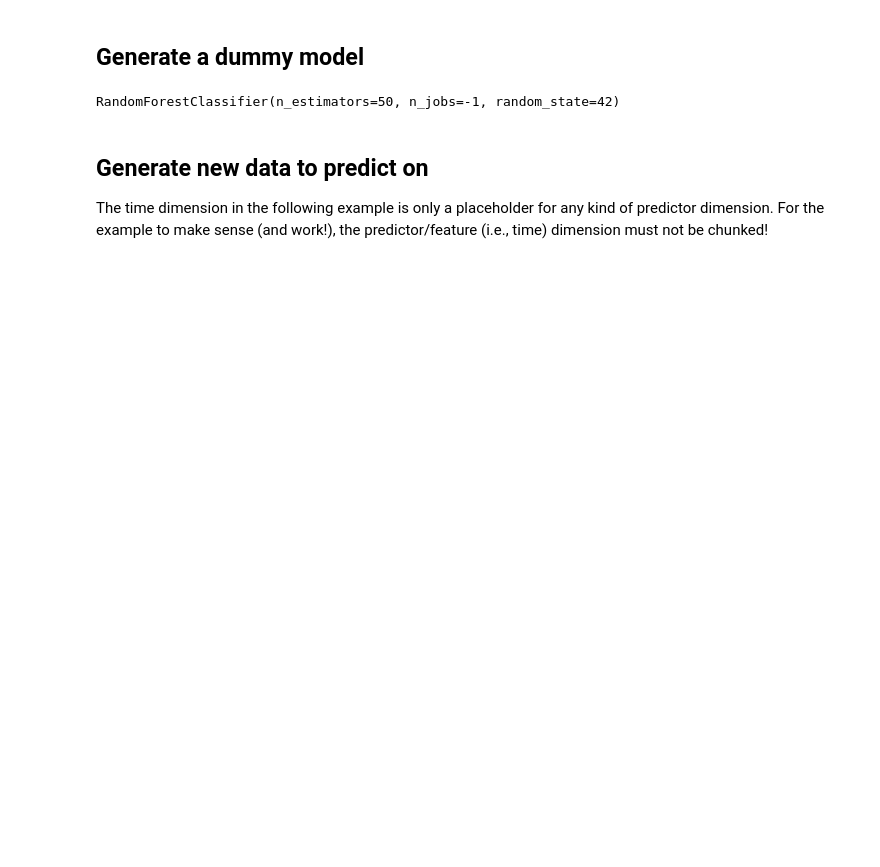
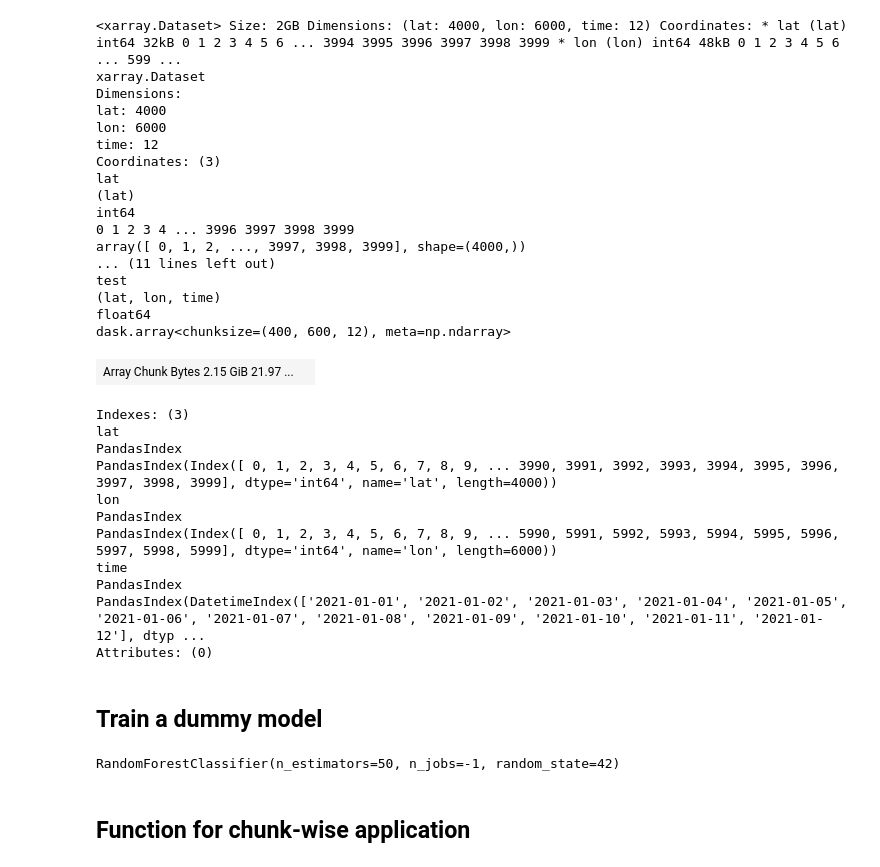
Before and after one commit to geopanda1/blog, a Jupyter notebook: code-snippets/xarray/00_rf_predict_map_blocks.ipynb, the cells around one changed output. Drawn from its saved outputs; the diff is of its cells as text; code cells hidden in the pictures; blank space fills up the shorter version.

```diff
--- a/code-snippets/xarray/00_rf_predict_map_blocks.ipynb
+++ b/code-snippets/xarray/00_rf_predict_map_blocks.ipynb
@@ -18,3 +47,37 @@ n_features = 50
+# %%
+# random features to predict on, in a "real" shape (x, y, time)
+ds = generate_3d_dataset(lat, lon, time)
+ds
+# %% [output]
+<xarray.Dataset> Size: 2GB Dimensions: (lat: 4000, lon: 6000, time: 12) Coordinates: * lat (lat) int64 32kB 0 1 2 3 4 5 6 ... 3994 3995 3996 3997 3998 3999 * lon (lon) int64 48kB 0 1 2 3 4 5 6 ... 599 ...
+xarray.Dataset
+Dimensions:
+lat: 4000
+lon: 6000
+time: 12
+Coordinates: (3)
+lat
+(lat)
+int64
+0 1 2 3 4 ... 3996 3997 3998 3999
+array([ 0, 1, 2, ..., 3997, 3998, 3999], shape=(4000,))
+... (11 lines left out)
+test
+(lat, lon, time)
+float64
+dask.array<chunksize=(400, 600, 12), meta=np.ndarray>
+| Array Chunk Bytes 2.15 GiB 21.97 ... |  |
+Indexes: (3)
+lat
+PandasIndex
+PandasIndex(Index([ 0, 1, 2, 3, 4, 5, 6, 7, 8, 9, ... 3990, 3991, 3992, 3993, 3994, 3995, 3996, 3997, 3998, 3999], dtype='int64', name='lat', length=4000))
+lon
+PandasIndex
+PandasIndex(Index([ 0, 1, 2, 3, 4, 5, 6, 7, 8, 9, ... 5990, 5991, 5992, 5993, 5994, 5995, 5996, 5997, 5998, 5999], dtype='int64', name='lon', length=6000))
+time
+PandasIndex
+PandasIndex(DatetimeIndex(['2021-01-01', '2021-01-02', '2021-01-03', '2021-01-04', '2021-01-05', '2021-01-06', '2021-01-07', '2021-01-08', '2021-01-09', '2021-01-10', '2021-01-11', '2021-01-12'], dtyp ...
+Attributes: (0)
 # %% [markdown]
-## Generate a dummy model
+## Train a dummy model
 # %%
@@ -27,6 +85,3 @@ rf = RF(random_state=42, n_estimators=50, n_jobs=-1)
 rf.fit(X_train, y_train)
 # %% [output]
 RandomForestClassifier(n_estimators=50, n_jobs=-1, random_state=42)
-# %% [markdown]
-## Generate new data to predict on
-The time dimension in the following example is only a placeholder for any kind of predictor dimension. For the example to make sense (and work!), the predictor/feature (i.e., time) dimension must not be chunked!
@@ -51,3 +88,5 @@ ds = xr.DataArray(
+# %% [markdown]
+## Function for chunk-wise application
 # %%
 def generic_func(ds: xr.Dataset):
     """
```
Also changed, not shown: parts of 11 cells of this notebook, 5 other files.
